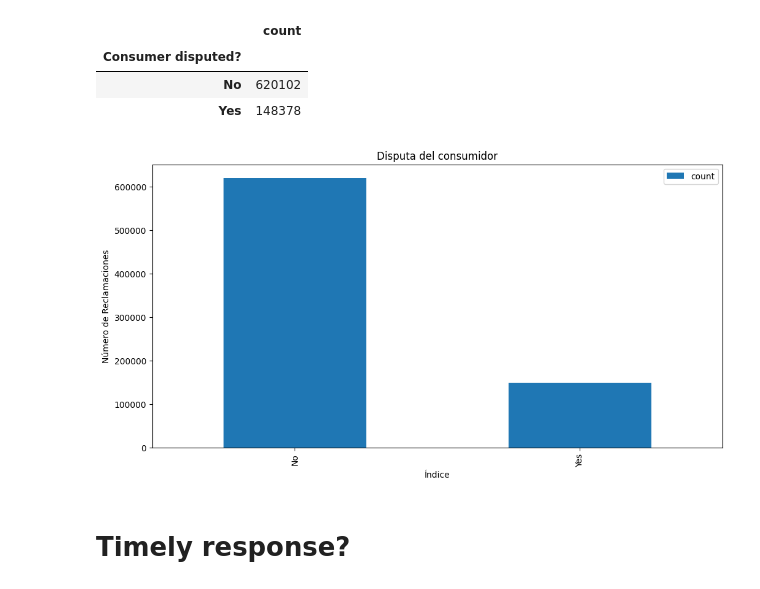
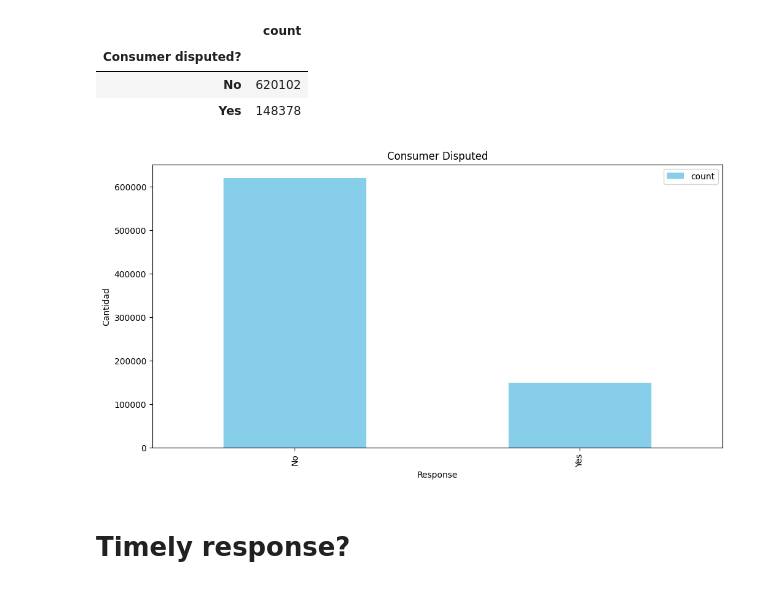
Before and after one commit to JonathanCamposLoz/Entrega_big_data, a Jupyter notebook: Analisis Descriptivo/Descrptivo Nini Y.ipynb, the cells around one changed output. Saved outputs shown, nothing was run; the diff lists cells and outputs as text; code cells hidden in the pictures.

```diff
--- a/Analisis Descriptivo/Descrptivo Nini Y.ipynb
+++ b/Analisis Descriptivo/Descrptivo Nini Y.ipynb
@@ -374,16 +487,16 @@ consumer_dis
 | No | 620102 |
 | Yes | 148378 |
 # %%
-plot =consumer_dis.head(40).plot(kind='bar', title='Disputa del consumidor', figsize=(12,6))
+plot =consumer_dis.head(40).plot(kind='bar', title='Consumer Disputed', figsize=(12,6), color= 'skyblue')
 
 # Agrega etiquetas al eje x e y
-plt.xlabel('Índice')  # Puedes cambiar 'Índice' por la etiqueta adecuada
-plt.ylabel('Número de Reclamaciones')
+plt.xlabel('Response')  # Puedes cambiar 'Índice' por la etiqueta adecuada
+plt.ylabel('Cantidad')
 
 # Muestra la gráfica
 plt.show()
 # %% [output]
-[figure, old version]
+[figure, new version]
 # %% [markdown]
 #  Timely response?
 # %%
```
Also changed, not shown: parts of 29 cells of this notebook.
